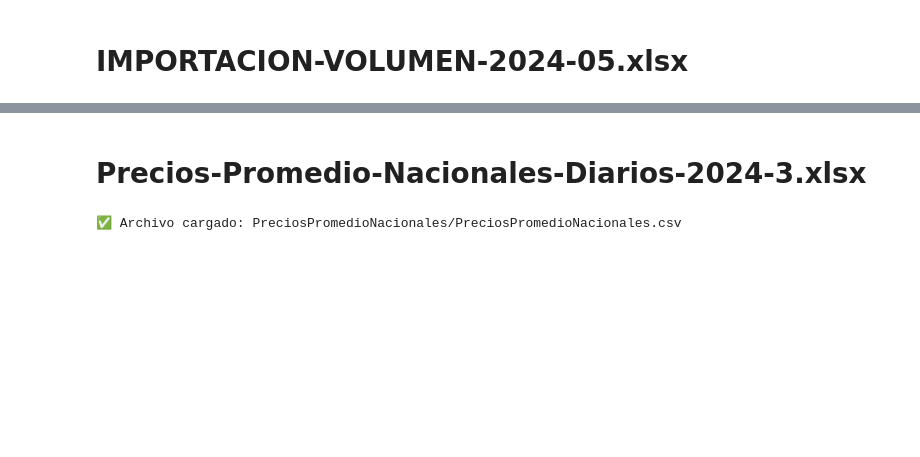
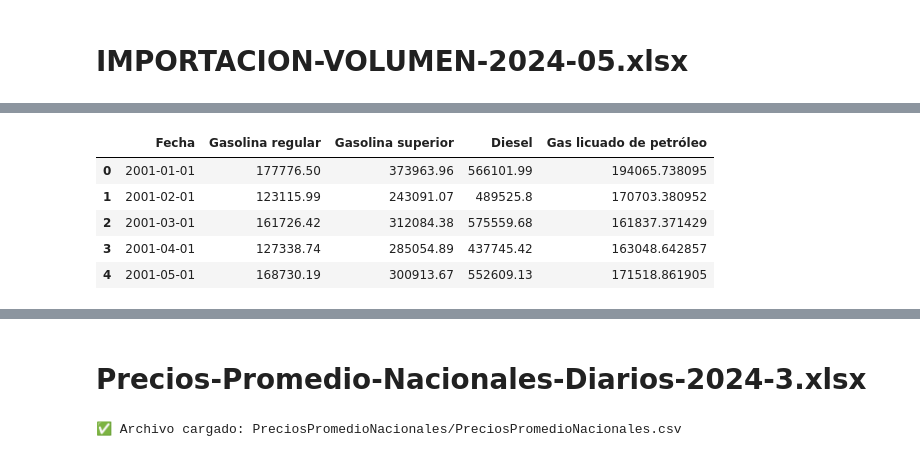
Before and after one commit to Dahernandezsilve/Lab02_Data-Science, a Jupyter notebook: Lab02.ipynb, the cells around one changed output, grey strips where cells are left out. Cells and saved outputs as stored; diff of their text form; code cells hidden in the pictures; blank space fills up the shorter version.

```diff
--- a/Lab02.ipynb
+++ b/Lab02.ipynb
@@ -94,0 +151,11 @@ dataImportacion
+# %%
+dataImportacion = dataImportacion[['Fecha', 'Gasolina regular', 'Gasolina superior', 'Diesel', 'Gas licuado de petróleo']]
+dataImportacion['Fecha'] = pd.to_datetime(dataImportacion['Fecha'])
+dataImportacion.head()
+# %% [output]
+|  | Fecha | Gasolina regular | Gasolina superior | Diesel | Gas licuado de petróleo |
+| 0 | 2001-01-01 | 177776.50 | 373963.96 | 566101.99 | 194065.738095 |
+| 1 | 2001-02-01 | 123115.99 | 243091.07 | 489525.8 | 170703.380952 |
+| 2 | 2001-03-01 | 161726.42 | 312084.38 | 575559.68 | 161837.371429 |
+| 3 | 2001-04-01 | 127338.74 | 285054.89 | 437745.42 | 163048.642857 |
+| 4 | 2001-05-01 | 168730.19 | 300913.67 | 552609.13 | 171518.861905 |
```
Also changed, not shown: parts of 12 cells of this notebook, 4 other files.
